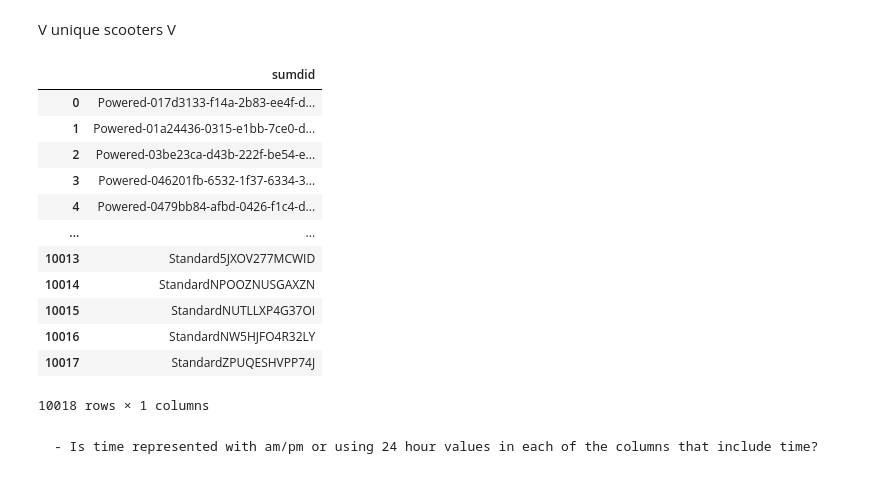
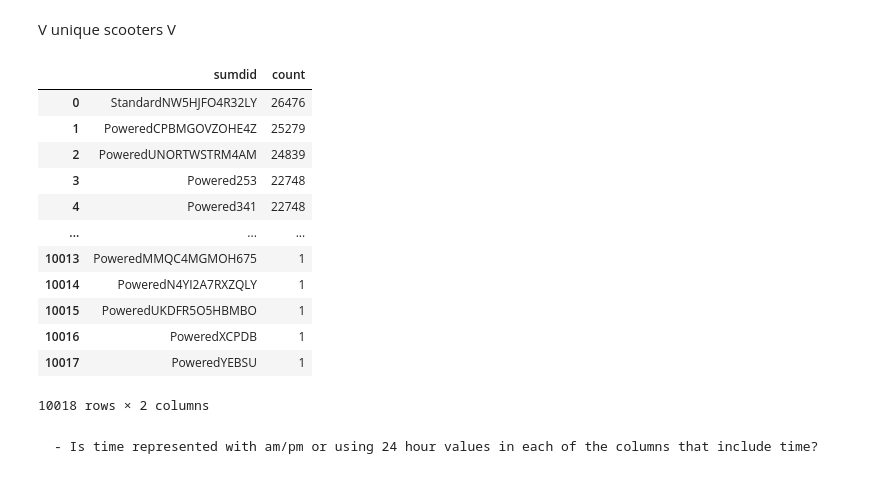
Before and after one commit to NSS-Data-Analytics-Cohort-8/scooter-partner1-badger-badger-python, a Jupyter notebook: notebooks/scoot_scoot.ipynb, the cells around one changed output. Cells and saved outputs as stored; diff of their text form; code cells hidden in the pictures.

```diff
--- a/notebooks/scoot_scoot.ipynb
+++ b/notebooks/scoot_scoot.ipynb
@@ -257,26 +259,29 @@ V unique scooters V
 # %%
 uni_scoo = '''
 SELECT
-    DISTINCT sumdid
+    DISTINCT sumdid,
+    COUNT(sumdid)
 FROM scooters
+GROUP BY sumdid
+ORDER BY COUNT(sumdid) DESC
 '''
 
 us = pd.read_sql(uni_scoo, con=engine)
 us
 # %% [output]
-|  | sumdid |
-| 0 | Powered-017d3133-f14a-2b83-ee4f-d... |
-| 1 | Powered-01a24436-0315-e1bb-7ce0-d... |
-| 2 | Powered-03be23ca-d43b-222f-be54-e... |
-| 3 | Powered-046201fb-6532-1f37-6334-3... |
-| 4 | Powered-0479bb84-afbd-0426-f1c4-d... |
-| ... | ... |
-| 10013 | Standard5JXOV277MCWID |
-| 10014 | StandardNPOOZNUSGAXZN |
-| 10015 | StandardNUTLLXP4G37OI |
-| 10016 | StandardNW5HJFO4R32LY |
-| 10017 | StandardZPUQESHVPP74J |
+|  | sumdid | count |
+| 0 | StandardNW5HJFO4R32LY | 26476 |
+| 1 | PoweredCPBMGOVZOHE4Z | 25279 |
+| 2 | PoweredUNORTWSTRM4AM | 24839 |
+| 3 | Powered253 | 22748 |
+| 4 | Powered341 | 22748 |
+| ... | ... | ... |
+| 10013 | PoweredMMQC4MGMOH675 | 1 |
+| 10014 | PoweredN4YI2A7RXZQLY | 1 |
+| 10015 | PoweredUKDFR5O5HBMBO | 1 |
+| 10016 | PoweredXCPDB | 1 |
+| 10017 | PoweredYEBSU | 1 |
-10018 rows × 1 columns
+10018 rows × 2 columns
 # %% [markdown]
     - Is time represented with am/pm or using 24 hour values in each of the columns that include time?
 # %%
```
Also changed, not shown: parts of 6 cells of this notebook.
